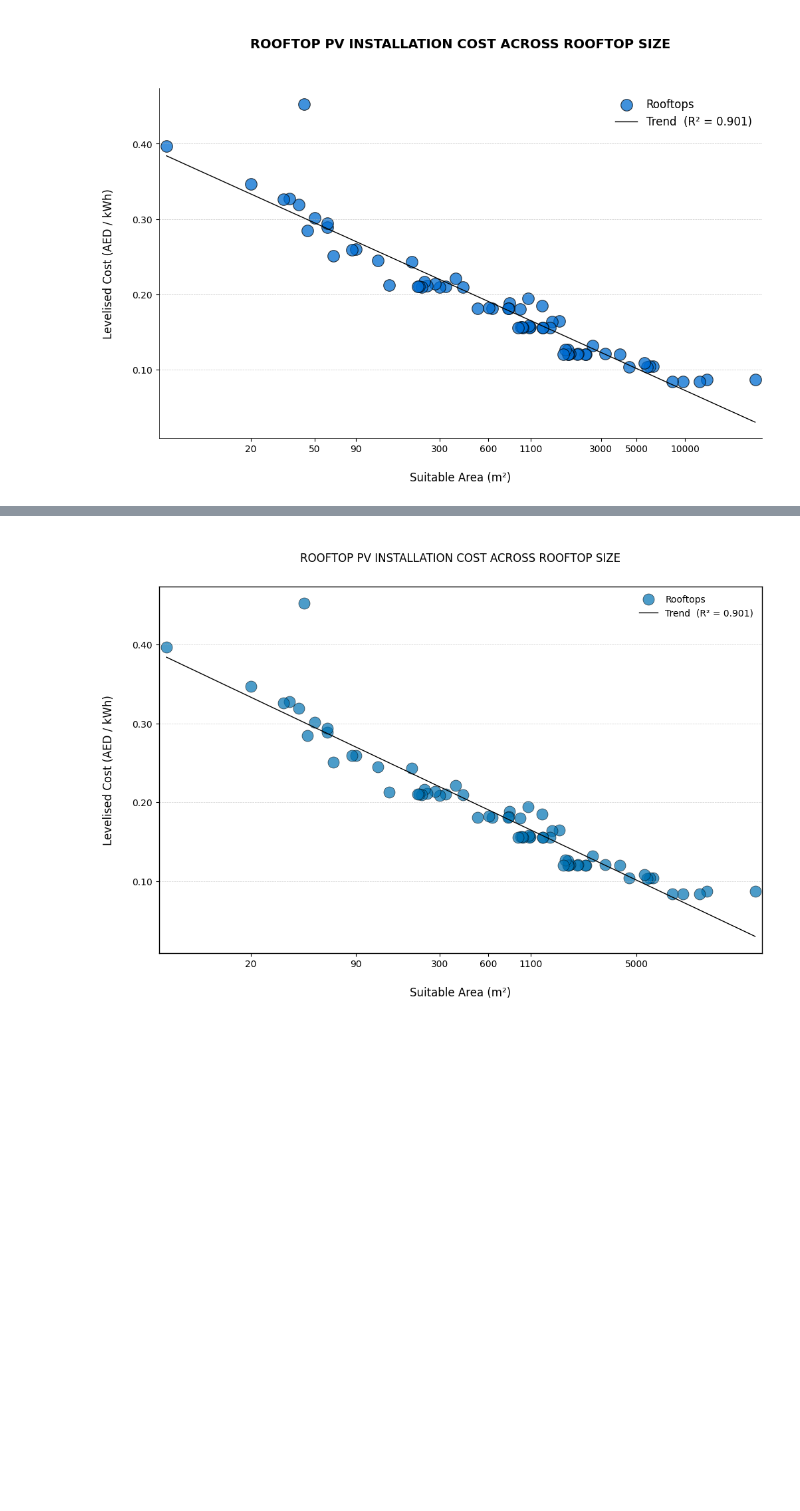
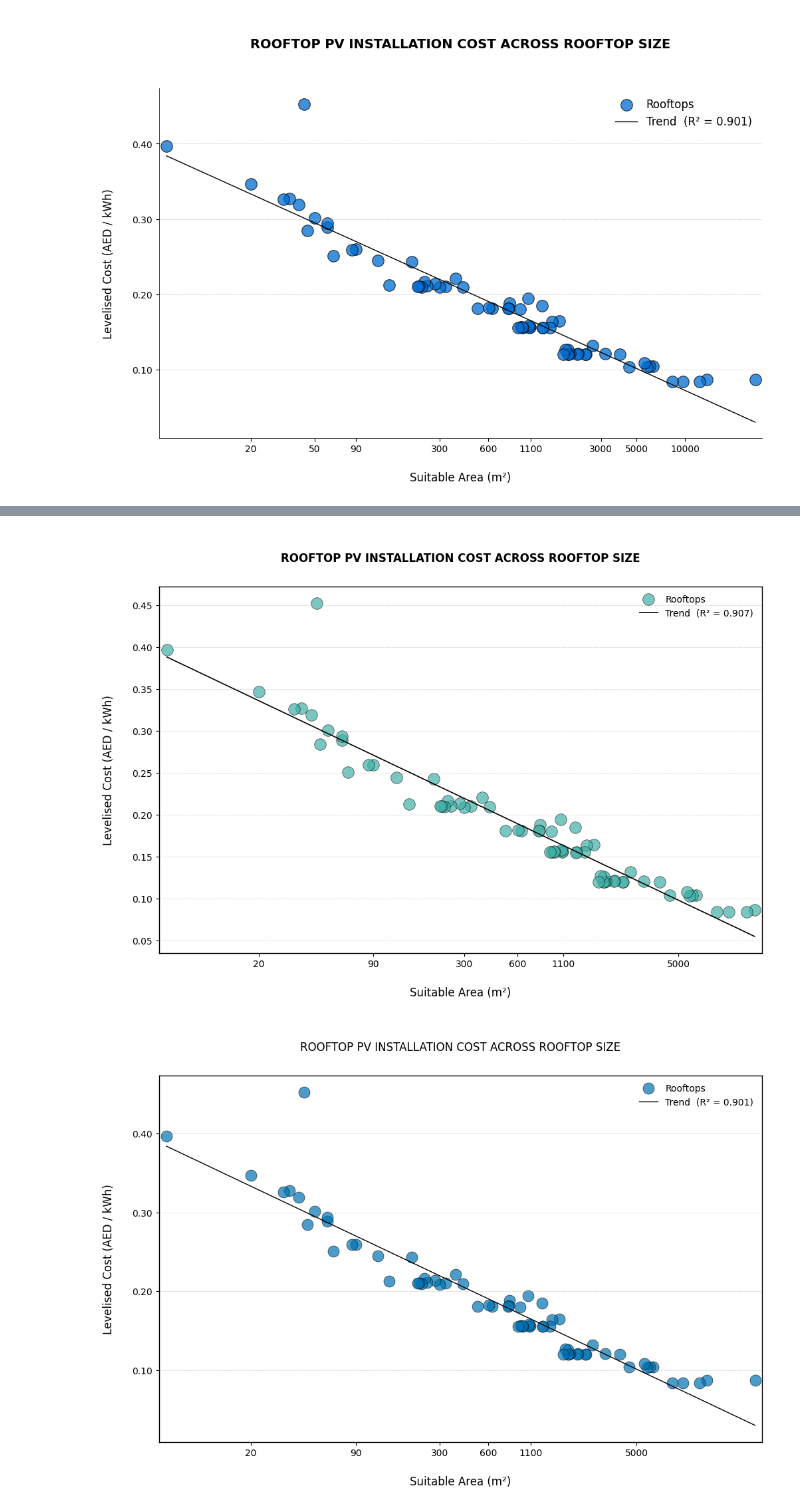
Before and after one commit to ClaudiaTurner/GEOG5160M-Dissertation, a Jupyter notebook: dissertation_data.ipynb, the cells around one changed output, grey strips where cells are left out. Saved outputs shown, nothing was run; the diff lists cells and outputs as text; code cells hidden in the pictures; blank space fills up the shorter version.

```diff
--- a/dissertation_data.ipynb
+++ b/dissertation_data.ipynb
@@ -677,3 +778,73 @@ plt.show()
+# %%
+import numpy as np
+import matplotlib.pyplot as plt
+from matplotlib.ticker import ScalarFormatter, FormatStrFormatter
+
+# ─── STYLE ───────────────────────────────────────────────────────
+plt.rcParams.update({
+    "font.family"     : "sans-serif",
+    "font.sans-serif" : ["DejaVu Sans"],
+    "axes.titlesize"  : 12,
+    "axes.titlepad"   : 12,
+    "axes.labelsize"  : 12,
+    "xtick.labelsize" : 10,
+    "ytick.labelsize" : 10,
+    "legend.fontsize" : 10,
+    "axes.edgecolor"  : "black",
+    "axes.linewidth"  : 1.0,
+})
+
+# ─── DATA ────────────────────────────────────────────────────────
+df = rooftops_UAE_0_27200.copy()
+df.columns = df.columns.str.strip()
+
+x = df["Suitable Area m²"]
+y = df["Cost (AED) / kWh"]
+
+# ─── TREND LINE (straight on log-x axis) ─────────────────────────
+m, b = np.polyfit(np.log10(x), y, 1)
+x_fit = np.logspace(np.log10(x.min()), np.log10(x.max()), 300)
+y_fit = m * np.log10(x_fit) + b
+r2    = 1 - ((y - (m*np.log10(x) + b))**2).sum() / ((y - y.mean())**2).sum()
+
+# ─── FIGURE ──────────────────────────────────────────────────────
+fig, ax = plt.subplots(figsize=(10, 7), constrained_layout=True, facecolor="white")
+
+# data points
+ax.scatter(
+    x, y,
+    c="#40B0A6", s=160,
+    edgecolor="black", linewidth=0.5, alpha=0.7,
+    label="Rooftops"
+)
+
+# trend line
+ax.plot(
+    x_fit, y_fit,
+    color="black", linewidth=1.2,
+    label=f"Trend  (R² = {r2:.3f})"
+)
+
+# axis formatting (same tick set you used before)
+ax.set_xscale("log")
+ax.set_xlim(x.min()*0.90, x.max()*1.10)
+ax.set_xticks([20, 90, 300, 600, 1100, 5000])
+ax.xaxis.set_major_formatter(ScalarFormatter())
+ax.xaxis.get_major_formatter().set_scientific(False)
+
+ax.yaxis.set_major_formatter(FormatStrFormatter("%.2f"))
+ax.minorticks_off()
+ax.grid(axis="y", linestyle="--", linewidth=0.5, alpha=0.6)
+
+# title, labels, legend
+ax.set_title("\nROOFTOP PV INSTALLATION COST ACROSS ROOFTOP SIZE\n", fontweight="bold")
+ax.set_xlabel("\nSuitable Area (m²)")
+ax.set_ylabel("Levelised Cost (AED / kWh)\n")
+ax.legend(frameon=False, loc="upper right")
+
+plt.show()
+# %% [output]
+[figure, added]
 # %%
 
 
```
Also changed, not shown: parts of 11 cells of this notebook.
